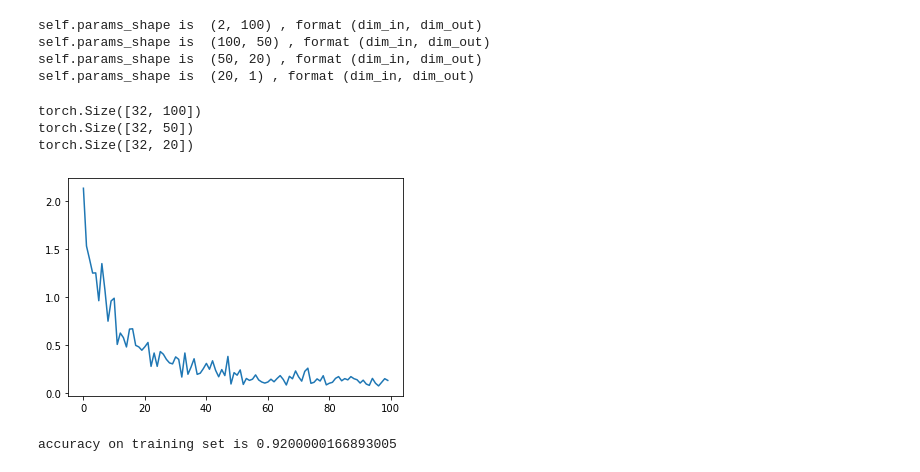
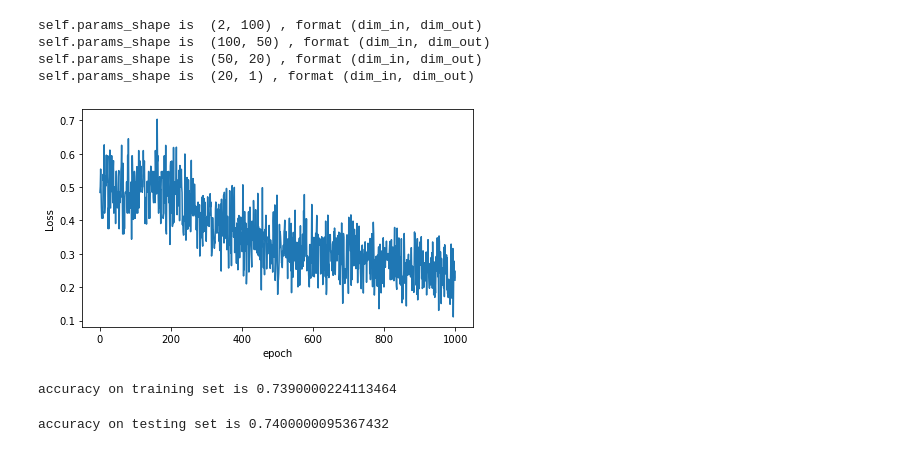
Before and after one commit to EE559DeepLearningEPFL/Project2, a Jupyter notebook: Project2_Markdown.ipynb, the cells around one changed output. Drawn from its saved outputs; the diff is of its cells as text; code cells hidden in the pictures.

```diff
--- a/Project2_Markdown.ipynb
+++ b/Project2_Markdown.ipynb
@@ -274,6 +286,6 @@ Input size: torch.Size([300, 2])  target size: torch.Size([300, 1])
 # %%
 net1 = NeuralNet(layer_type='Sequential', learning_rate=2e-3,
-                 regularization=0.05, epoch=100, batch_size=32,
+                 regularization=0.05, epoch=1000, batch_size=64,
                  dtype=dtype, device=device)
 net1.append(Module(layer_type='Linear',
               if_batchnorm=True,
@@ -303,12 +317,18 @@ self.params_shape is  (20, 1) , format (dim_in, dim_out)
 # %%
-loss_arr = net1.train(data_input, data_target)
+plt.figure(figsize=(7, 4))
 plt.plot(loss_arr)
+plt.xlabel('epoch')
+plt.ylabel('Loss')
 plt.show()
 output, _ = net1.forward(data_input, mode='test')
 print("accuracy on training set is", torch.mean(1.0*((output>0.5)==data_target)).item())
 # %% [output]
+[figure, new version]
-torch.Size([32, 100])
-torch.Size([32, 50])
-torch.Size([32, 20])
+accuracy on training set is 0.7390000224113464
-[figure, old version]
-accuracy on training set is 0.9200000166893005
+# %%
+test_input = torch.empty((nb, 2), dtype=dtype, device=device).uniform_(0, 1)
+test_target = ((test_input-0.5).norm(p=2, dim=1, keepdim=True)<math.sqrt(1/2/math.pi))*1
+output, _ = net1.forward(test_input, mode='test')
+print("accuracy on testing set is", torch.mean(1.0*((output>0.5)==test_target)).item())
+# %% [output]
+accuracy on testing set is 0.7400000095367432
```
Also changed, not shown: parts of 7 cells of this notebook, 1 other file.
